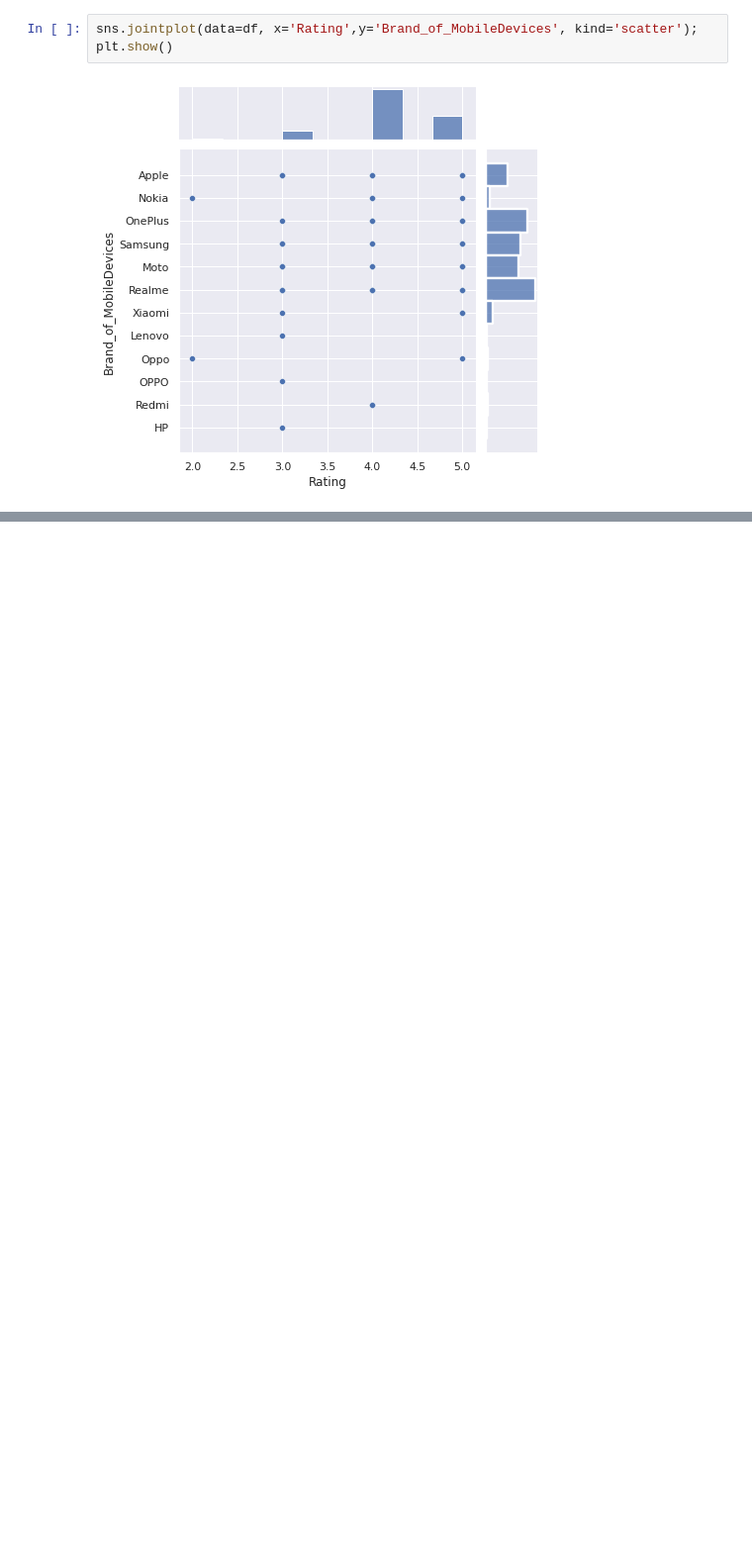
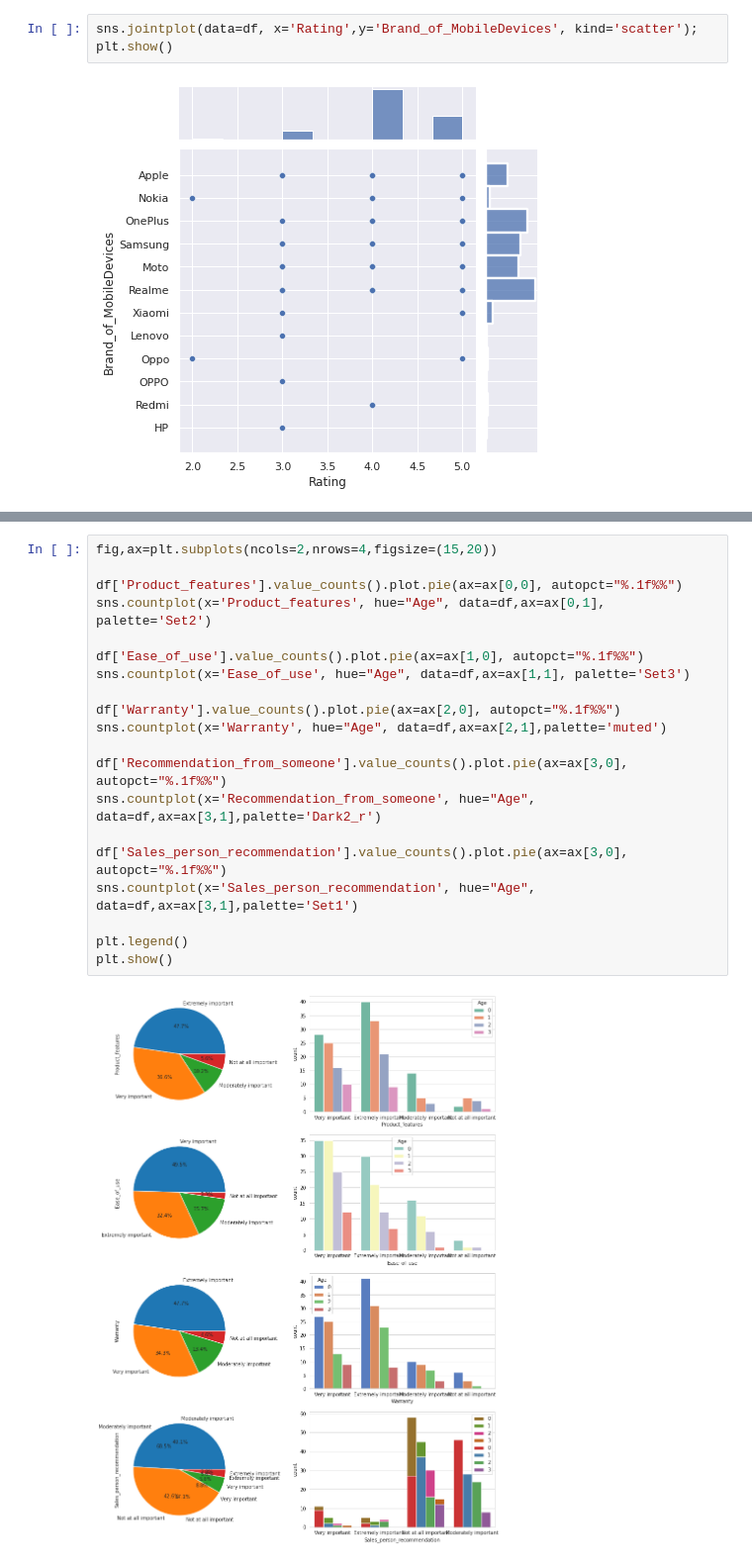
Before and after one commit to Sujatapanchal/MSCproject, a Jupyter notebook: Visualization_EPD.ipynb, the cells around one changed output, grey strips where cells are left out. Shown at 99% size. Drawn from its saved outputs; the diff is of its cells as text; blank space fills up the shorter version.

```diff
--- a/Visualization_EPD.ipynb
+++ b/Visualization_EPD.ipynb
@@ -500,0 +519,22 @@ px.bar(df, x='Age', color='Price_of_MobileDevices')
+# %%
+fig,ax=plt.subplots(ncols=2,nrows=4,figsize=(15,20))
+
+df['Product_features'].value_counts().plot.pie(ax=ax[0,0], autopct="%.1f%%")
+sns.countplot(x='Product_features', hue="Age", data=df,ax=ax[0,1], palette='Set2')
+
+df['Ease_of_use'].value_counts().plot.pie(ax=ax[1,0], autopct="%.1f%%")
+sns.countplot(x='Ease_of_use', hue="Age", data=df,ax=ax[1,1], palette='Set3')
+
+df['Warranty'].value_counts().plot.pie(ax=ax[2,0], autopct="%.1f%%")
+sns.countplot(x='Warranty', hue="Age", data=df,ax=ax[2,1],palette='muted')
+
+df['Recommendation_from_someone'].value_counts().plot.pie(ax=ax[3,0], autopct="%.1f%%")
+sns.countplot(x='Recommendation_from_someone', hue="Age", data=df,ax=ax[3,1],palette='Dark2_r')
+
+df['Sales_person_recommendation'].value_counts().plot.pie(ax=ax[3,0], autopct="%.1f%%")
+sns.countplot(x='Sales_person_recommendation', hue="Age", data=df,ax=ax[3,1],palette='Set1')
+
+plt.legend()
+plt.show()
+# %% [output]
+[figure, added]
```
Also changed, not shown: parts of 2 cells of this notebook.
